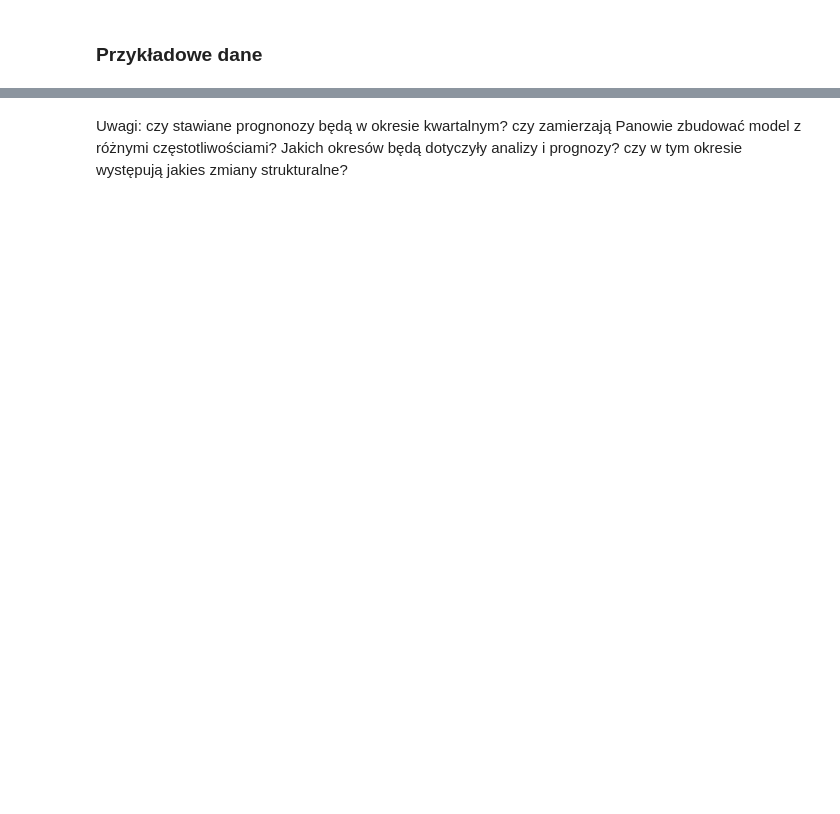
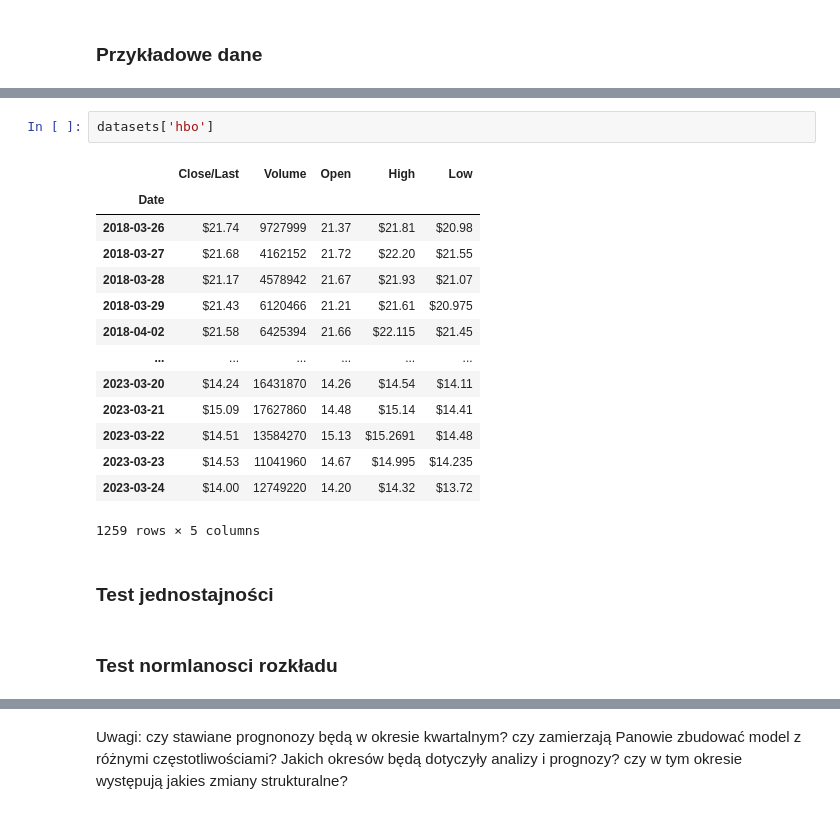
Before and after one commit to MiloszSojka/Projekt_UMWF, a Jupyter notebook: main.ipynb, the cells around one changed output, grey strips where cells are left out. Drawn from its saved outputs; the diff is of its cells as text; blank space fills up the shorter version.

```diff
--- a/main.ipynb
+++ b/main.ipynb
@@ -66,0 +90,21 @@ mydata
+# %%
+datasets['hbo']
+# %% [output]
+|  | Close/Last | Volume | Open | High | Low |
+| Date |  |  |  |  |  |
+| 2018-03-26 | $21.74 | 9727999 | 21.37 | $21.81 | $20.98 |
+| 2018-03-27 | $21.68 | 4162152 | 21.72 | $22.20 | $21.55 |
+| 2018-03-28 | $21.17 | 4578942 | 21.67 | $21.93 | $21.07 |
+| 2018-03-29 | $21.43 | 6120466 | 21.21 | $21.61 | $20.975 |
+| 2018-04-02 | $21.58 | 6425394 | 21.66 | $22.115 | $21.45 |
+| ... | ... | ... | ... | ... | ... |
+| 2023-03-20 | $14.24 | 16431870 | 14.26 | $14.54 | $14.11 |
+| 2023-03-21 | $15.09 | 17627860 | 14.48 | $15.14 | $14.41 |
+| 2023-03-22 | $14.51 | 13584270 | 15.13 | $15.2691 | $14.48 |
+| 2023-03-23 | $14.53 | 11041960 | 14.67 | $14.995 | $14.235 |
+| 2023-03-24 | $14.00 | 12749220 | 14.20 | $14.32 | $13.72 |
+1259 rows × 5 columns
+# %% [markdown]
+### Test jednostajności
+# %% [markdown]
+### Test normlanosci rozkładu
```
Also changed, not shown: parts of 14 cells of this notebook, 5 other files.
